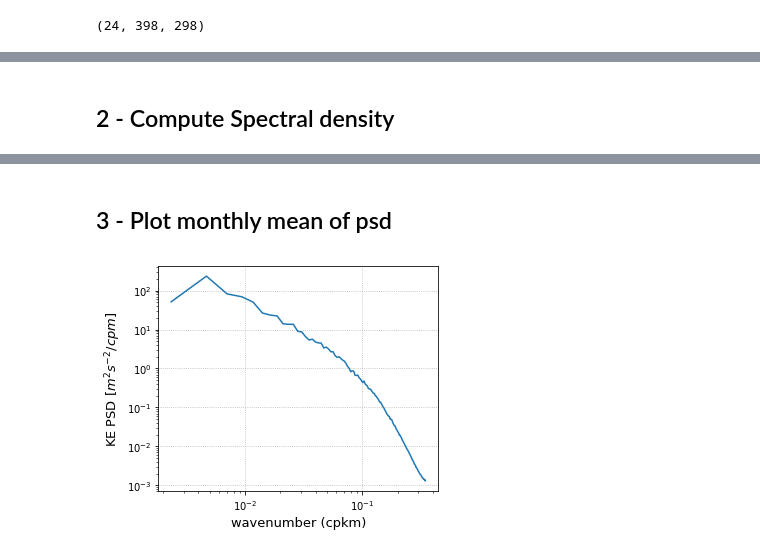
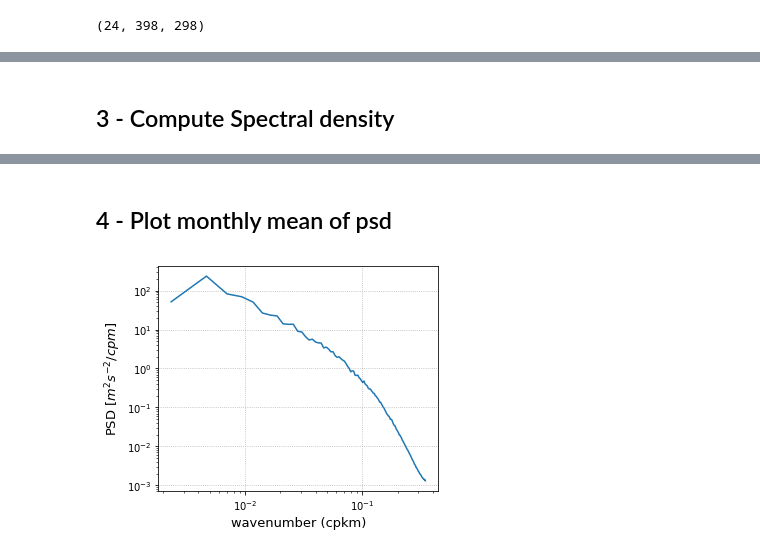
Before and after one commit to adekunleoajayi/powerspec, a Jupyter notebook: notebooks/AJ_2020_05_18_compute_power_spectral_density.ipynb, the cells around one changed output, grey strips where cells are left out. Cells and saved outputs as stored; diff of their text form; code cells hidden in the pictures.

```diff
--- a/notebooks/AJ_2020_05_18_compute_power_spectral_density.ipynb
+++ b/notebooks/AJ_2020_05_18_compute_power_spectral_density.ipynb
@@ -46,5 +55,5 @@ u.shape
 # %% [markdown]
-## 2 - Compute Spectral density
+## 3 - Compute Spectral density
 # %%
 ps.wavenumber_spectra?
 # %% [output]
@@ -76,14 +85,14 @@ for k in range(len(u)):
     _psd.append(psd_)
 psd = np.array(_psd).mean(axis=0)
 # %% [markdown]
-## 3 - Plot monthly mean of psd
+## 4 - Plot monthly mean of psd
 # %%
 # - Plot spectral density
 plt.figure(figsize=(5,4))
 plt.loglog(wavenumber*1E3,psd)
 plt.xlabel('wavenumber (cpkm)',fontsize=13)
-plt.ylabel('KE PSD '+r'[$m^{2}s^{-2}/cpm$]',fontsize=13)
+plt.ylabel('PSD '+r'[$m^{2}s^{-2}/cpm$]',fontsize=13)
 plt.grid(ls='dotted')
 plt.tight_layout()
 # %% [output]
-[figure, old version]
+[figure, new version]
```
Also changed, not shown: parts of 2 cells of this notebook.
